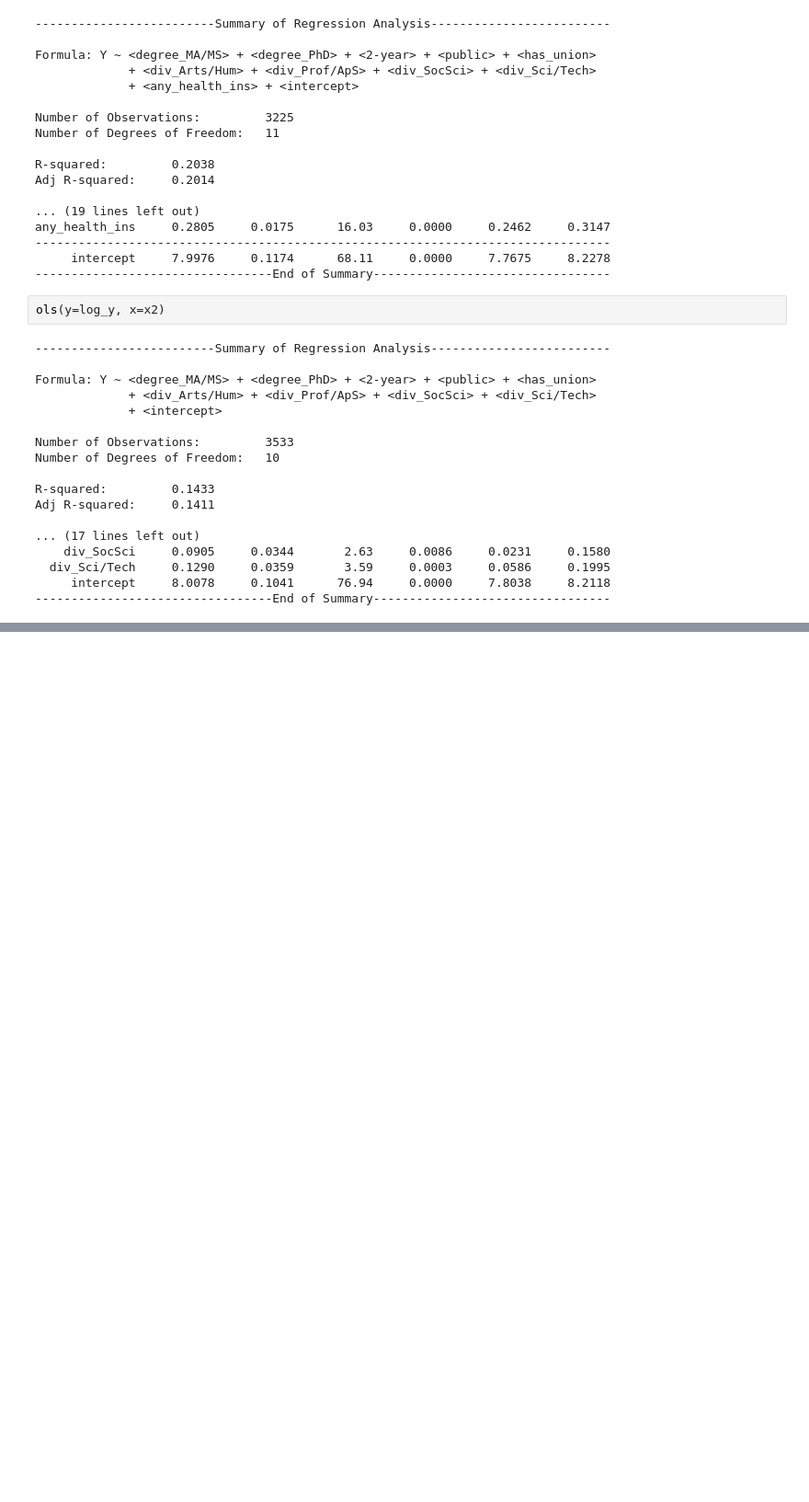
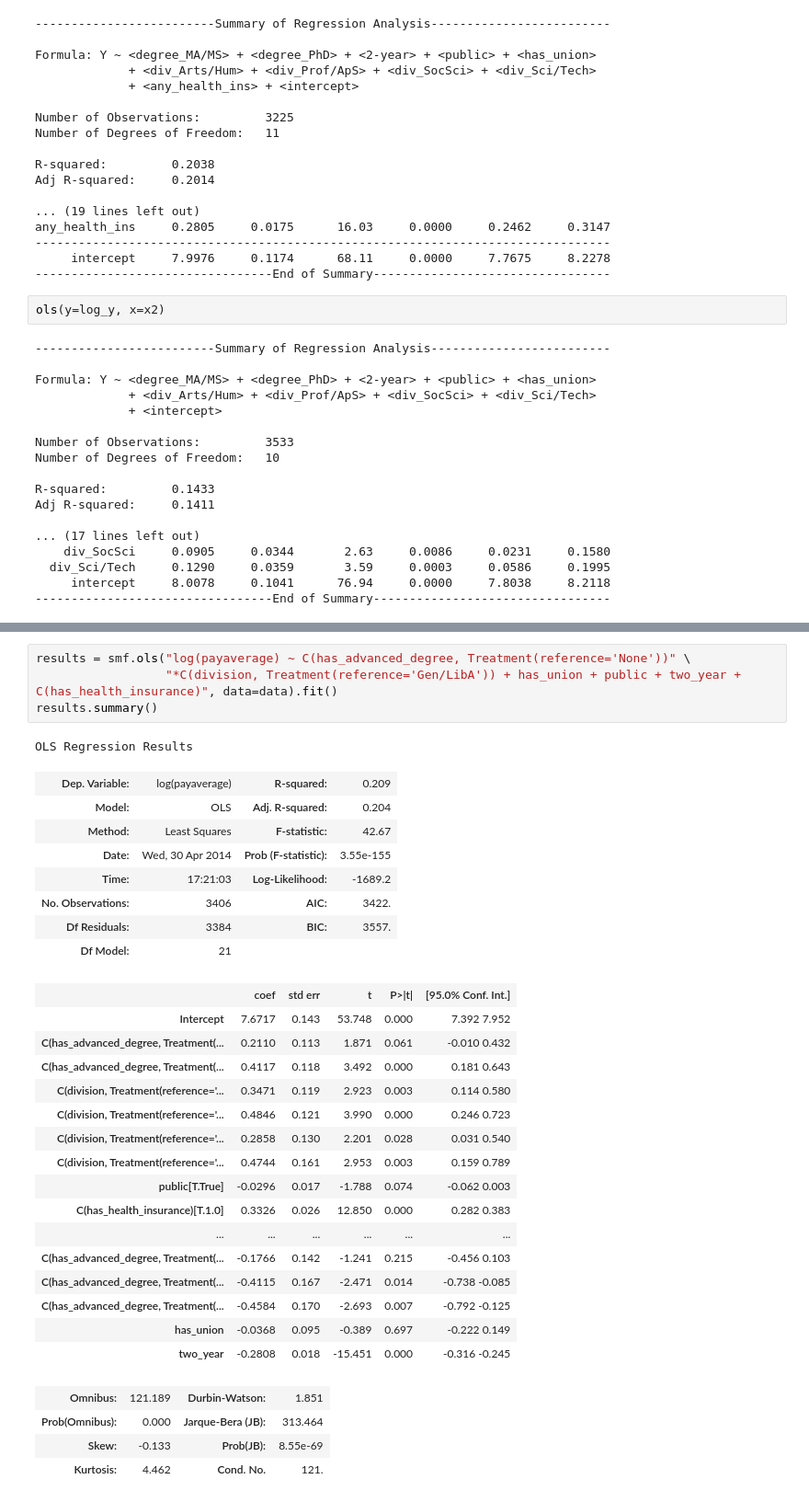
Before and after one commit to bkfunk/adjuncts, a Jupyter notebook: Adjunct Project Data.ipynb, the cells around one changed output, grey strips where cells are left out. Shown: that part at 92% size. Drawn from its saved outputs; the diff is of its cells as text; blank space fills up the shorter version.

```diff
--- a/Adjunct Project Data.ipynb
+++ b/Adjunct Project Data.ipynb
@@ -479,0 +489,34 @@ Adj R-squared:     0.1411
+# %%
+results = smf.ols("log(payaverage) ~ C(has_advanced_degree, Treatment(reference='None'))" \
+                  "*C(division, Treatment(reference='Gen/LibA')) + has_union + public + two_year + C(has_health_insurance)", data=data).fit()
+results.summary()
+# %% [output]
+OLS Regression Results
+| Dep. Variable: | log(payaverage) | R-squared: | 0.209 |
+| Model: | OLS | Adj. R-squared: | 0.204 |
+| Method: | Least Squares | F-statistic: | 42.67 |
+| Date: | Wed, 30 Apr 2014 | Prob (F-statistic): | 3.55e-155 |
+| Time: | 17:21:03 | Log-Likelihood: | -1689.2 |
+| No. Observations: | 3406 | AIC: | 3422. |
+| Df Residuals: | 3384 | BIC: | 3557. |
+| Df Model: | 21 |  |  |
+|  | coef | std err | t | P>|t| | [95.0% Conf. Int.] |
+| Intercept | 7.6717 | 0.143 | 53.748 | 0.000 | 7.392 7.952 |
+| C(has_advanced_degree, Treatment(... | 0.2110 | 0.113 | 1.871 | 0.061 | -0.010 0.432 |
+| C(has_advanced_degree, Treatment(... | 0.4117 | 0.118 | 3.492 | 0.000 | 0.181 0.643 |
+| C(division, Treatment(reference='... | 0.3471 | 0.119 | 2.923 | 0.003 | 0.114 0.580 |
+| C(division, Treatment(reference='... | 0.4846 | 0.121 | 3.990 | 0.000 | 0.246 0.723 |
+| C(division, Treatment(reference='... | 0.2858 | 0.130 | 2.201 | 0.028 | 0.031 0.540 |
+| C(division, Treatment(reference='... | 0.4744 | 0.161 | 2.953 | 0.003 | 0.159 0.789 |
+| public[T.True] | -0.0296 | 0.017 | -1.788 | 0.074 | -0.062 0.003 |
+| C(has_health_insurance)[T.1.0] | 0.3326 | 0.026 | 12.850 | 0.000 | 0.282 0.383 |
+| ... | ... | ... | ... | ... | ... |
+| C(has_advanced_degree, Treatment(... | -0.1766 | 0.142 | -1.241 | 0.215 | -0.456 0.103 |
+| C(has_advanced_degree, Treatment(... | -0.4115 | 0.167 | -2.471 | 0.014 | -0.738 -0.085 |
+| C(has_advanced_degree, Treatment(... | -0.4584 | 0.170 | -2.693 | 0.007 | -0.792 -0.125 |
+| has_union | -0.0368 | 0.095 | -0.389 | 0.697 | -0.222 0.149 |
+| two_year | -0.2808 | 0.018 | -15.451 | 0.000 | -0.316 -0.245 |
+| Omnibus: | 121.189 | Durbin-Watson: | 1.851 |
+| Prob(Omnibus): | 0.000 | Jarque-Bera (JB): | 313.464 |
+| Skew: | -0.133 | Prob(JB): | 8.55e-69 |
+| Kurtosis: | 4.462 | Cond. No. | 121. |
```
Also changed, not shown: parts of 12 cells of this notebook.
